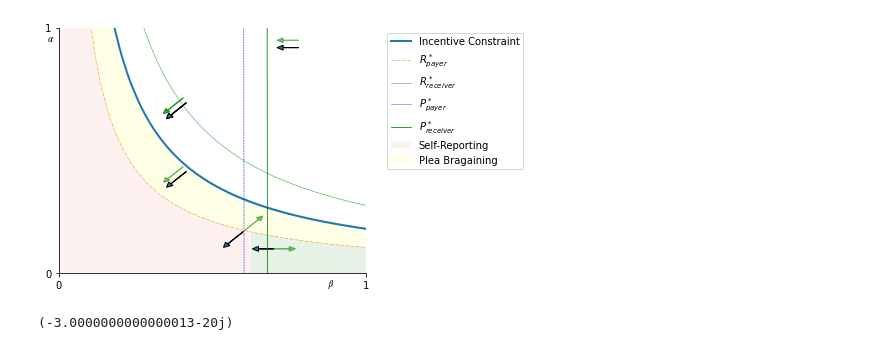
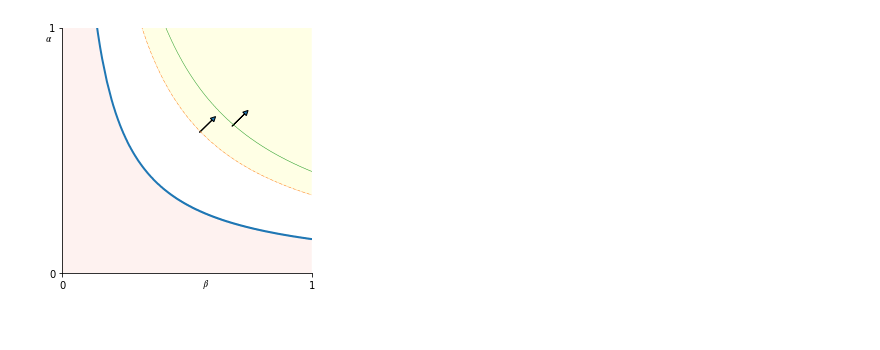
Before and after one commit to caxaxa/Chacha_PhD_Projects, a Jupyter notebook: Incentive_Curves.ipynb, the cells around one changed output. Saved outputs shown, nothing was run; the diff lists cells and outputs as text; code cells hidden in the pictures.

```diff
--- a/Incentive_Curves.ipynb
+++ b/Incentive_Curves.ipynb
@@ -49,12 +49,10 @@ def get_y_receiver(gamma,alpha,beta,f,b,c):
 
 
 def u(c,eta):
-    if c == 1:
-      return np.log(c)
-    elif c > 0 :
-      return (((c**(1-eta))-1)/(1-eta))
+    if c == 0:
+      return 0
     else:
-      return -(((-c**(1-eta))-1)/(1-eta))
+      return (((c**(1-eta))-1)/(1-eta)) +1
 
 ## Icentive Constraint Function
 
@@ -224,8 +239,4 @@ get_ICs(n,alphas)
 # %%
-get_IC_star(1000,-.1,.5,show_arrow=True)
+get_IC_star(1000,.1,.5,show_arrow=True, show_P= False, show_R = True, save = 'plot_3')
 # %% [output]
-[figure, old version]
+[figure, new version]
-# %%
-u(-100,.5)
-# %% [output]
-(-3.0000000000000013-20j)
```
Also changed, not shown: parts of 17 cells of this notebook.
